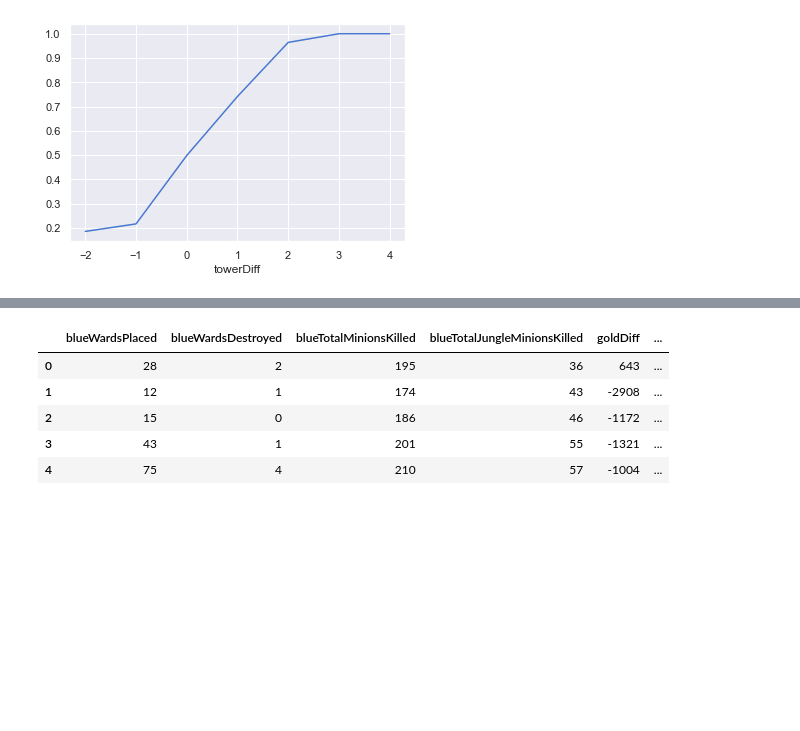
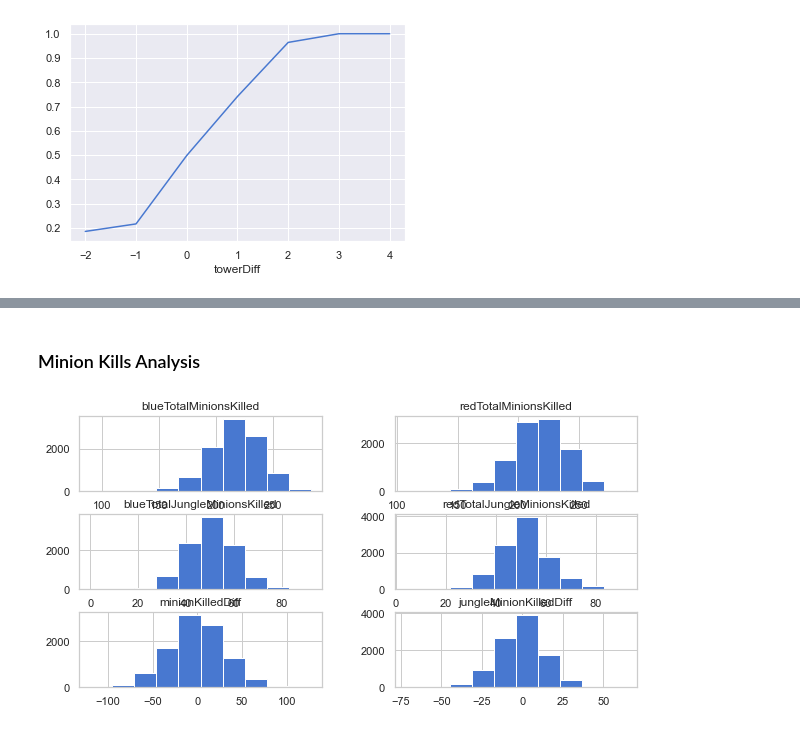
Before and after one commit to Asabe041/devoir1CSI4506, a Jupyter notebook: LeagueOfLegendsMLNoteBook.ipynb, the cells around one changed output, grey strips where cells are left out. Drawn from its saved outputs; the diff is of its cells as text; code cells hidden in the pictures; blank space fills up the shorter version.

```diff
--- a/LeagueOfLegendsMLNoteBook.ipynb
+++ b/LeagueOfLegendsMLNoteBook.ipynb
@@ -351,12 +359,14 @@ plt.show()
 # Drop unnecessary features
 columns = ['blueFirstBlood','blueKills','blueDeaths','blueAssists','redAssists']
 current_df.drop(columns, axis=1, inplace=True)
-# %%
-current_df.head()
-# %% [output]
-|  | blueWardsPlaced | blueWardsDestroyed | blueTotalMinionsKilled | blueTotalJungleMinionsKilled | goldDiff | ... |
-| 0 | 28 | 2 | 195 | 36 | 643 | ... |
-| 1 | 12 | 1 | 174 | 43 | -2908 | ... |
-| 2 | 15 | 0 | 186 | 46 | -1172 | ... |
-| 3 | 43 | 1 | 201 | 55 | -1321 | ... |
-| 4 | 75 | 4 | 210 | 57 | -1004 | ... |
+# %% [markdown]
+### Minion Kills Analysis
+# %%
+current_df['minionKilledDiff'] = current_df['blueTotalMinionsKilled'] - current_df['redTotalMinionsKilled']
+current_df['jungleMinionKilledDiff'] = current_df['blueTotalJungleMinionsKilled'] - current_df['redTotalJungleMinionsKilled']
+
+data = pd.concat([target, current_df], axis=1)
+data[['blueTotalMinionsKilled', 'redTotalMinionsKilled', 'blueTotalJungleMinionsKilled','redTotalJungleMinionsKilled','minionKilledDiff', 'jungleMinionKilledDiff']].hist(figsize=(10,5))
+plt.show()
+# %% [output]
+[figure, added]
```
Also changed, not shown: parts of 32 cells of this notebook.
